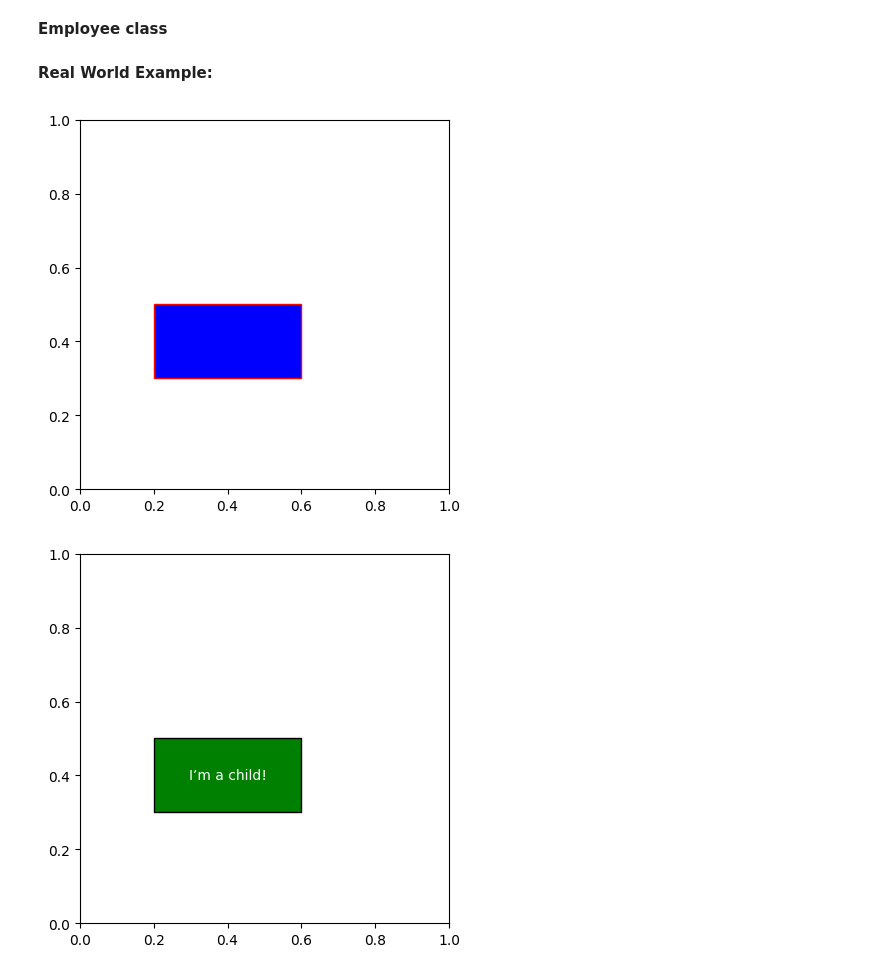
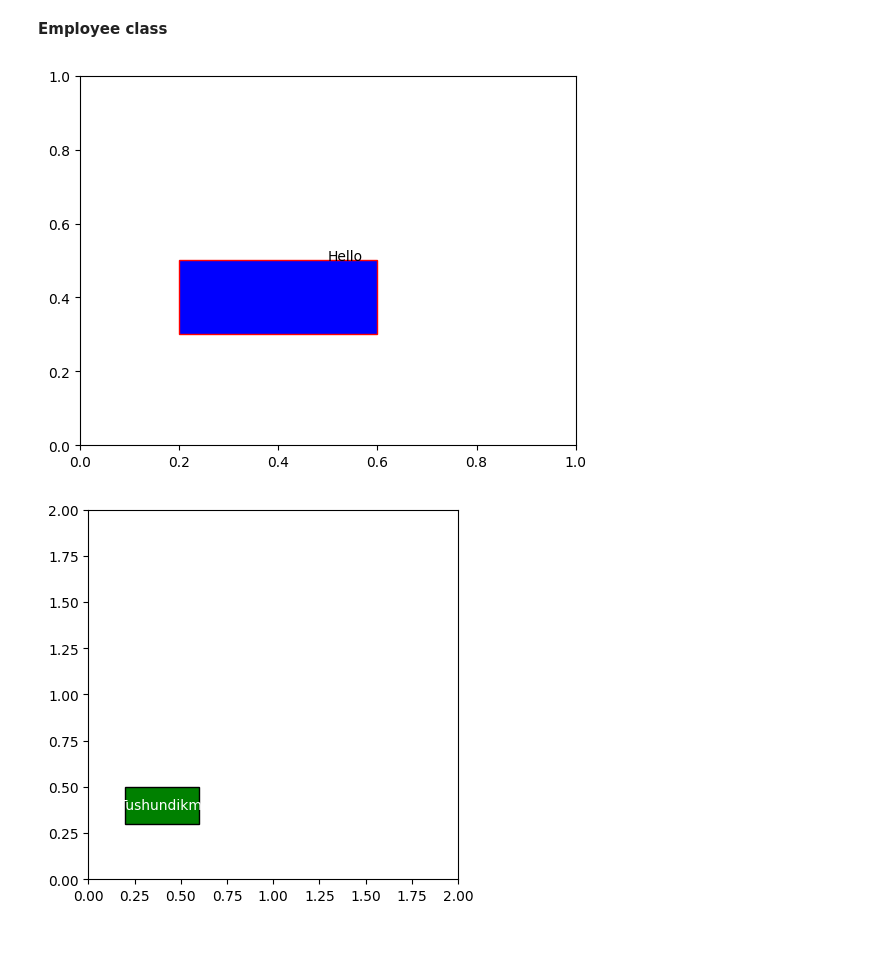
Before and after one commit to Diyorbek73/Homeworks, a Jupyter notebook: l2 (2).ipynb, the cells around one changed output. Cells and saved outputs as stored; diff of their text form; code cells hidden in the pictures; blank space fills up the shorter version.

```diff
--- a/l2 (2).ipynb
+++ b/l2 (2).ipynb
@@ -55,27 +77,23 @@ bark
 **Employee class**
 # %%
 ### Your code goes here
-# %% [markdown]
-**Real World Example:**
 # %%
+
 from matplotlib.patches import Rectangle
 import matplotlib.pyplot as plt
-
 
 fig, ax = plt.subplots()
 rect = Rectangle((0.2, 0.3), 0.4, 0.2, edgecolor='red', facecolor='blue')
 ax.add_patch(rect)
-ax.set_xlim(0, 1)
-ax.set_ylim(0, 1)
-ax.set_aspect('equal')
+ax.text(0.5, 0.5, "Hello")
 plt.show()
 # %% [output]
-[figure, old version]
+[figure, new version]
 # %%
 from matplotlib.patches import Rectangle
 import matplotlib.pyplot as plt
 
-class LabeledRectangle(Rectangle):
+class tortburchak(Rectangle):
     def __init__(self, xy, width, height, label, **kwargs):
         super().__init__(xy, width, height, **kwargs)
         self.label = label
@@ -87,13 +105,13 @@ class LabeledRectangle(Rectangle):
 
 # Use it in a plot
 fig, ax = plt.subplots()
-rect = LabeledRectangle((0.2, 0.3), 0.4, 0.2, "I’m a child!", edgecolor='black', facecolor='green')
+rect = tortburchak((0.2, 0.3), 0.4, 0.2, "Tushundikmi", edgecolor='black', facecolor='green')
 ax.add_patch(rect)
 rect.draw_label(ax)
 
-ax.set_xlim(0, 1)
-ax.set_ylim(0, 1)
+ax.set_xlim(0, 2)
+ax.set_ylim(0, 2)
 plt.gca().set_aspect('equal', adjustable='box')
 plt.show()
 # %% [output]
-[figure, old version]
+[figure, new version]
```
Also changed, not shown: parts of 4 cells of this notebook, 2 other files.
